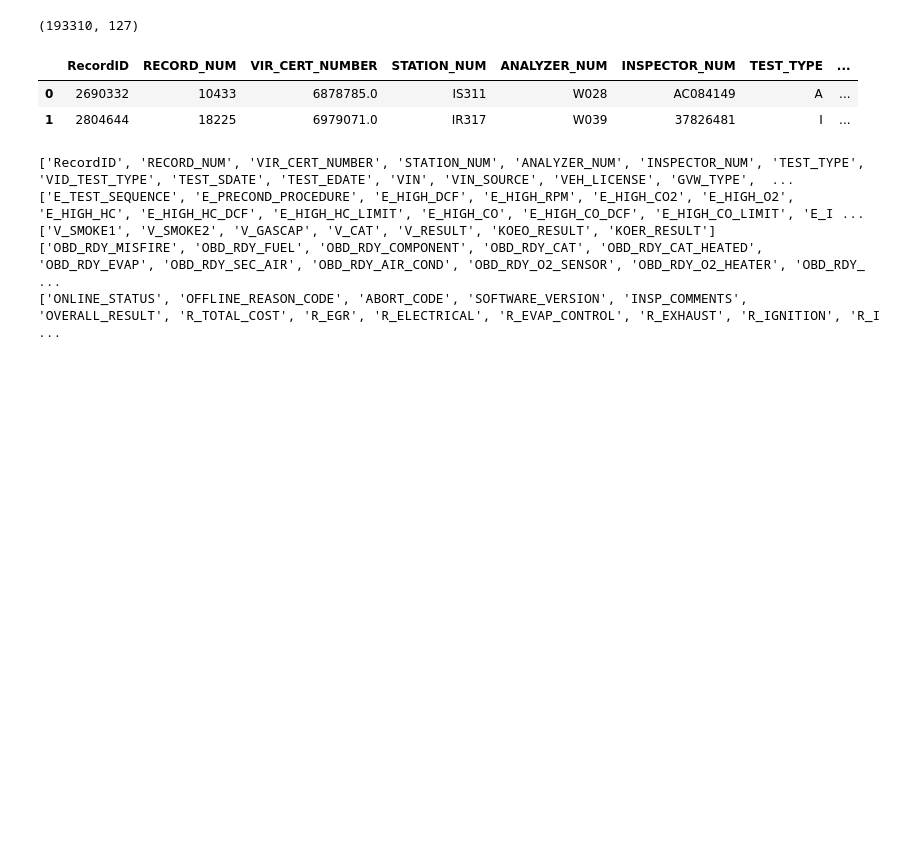
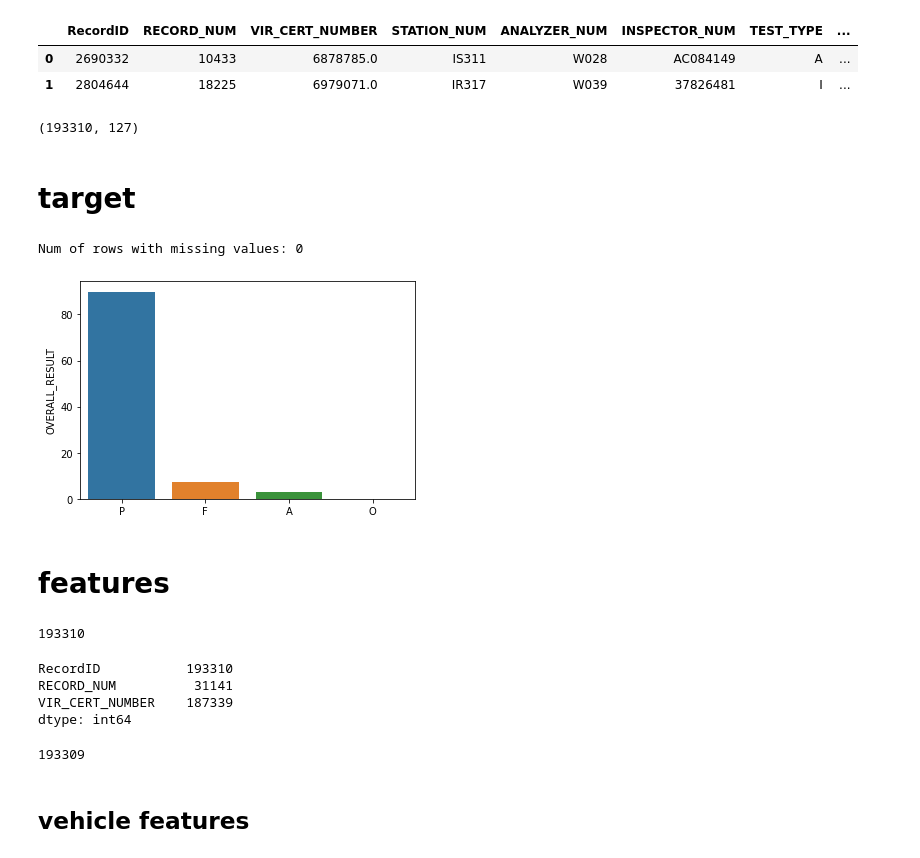
Before and after one commit to hanbo-e/wimlds_emissions, a Jupyter notebook: data_exploration_guli.ipynb, the cells around one changed output. Saved outputs shown, nothing was run; the diff lists cells and outputs as text; code cells hidden in the pictures; blank space fills up the shorter version.

```diff
--- a/data_exploration_guli.ipynb
+++ b/data_exploration_guli.ipynb
@@ -4,7 +16,3 @@ pd.set_option('display.max_columns', None)
 # %%
-df = pd.read_csv('data/sample201320.csv', low_memory=False)
+df_all = pd.read_csv('data/sample201320.csv', low_memory=False)
-# %%
-df.shape
-# %% [output]
-(193310, 127)
 # %%
@@ -13,16 +21,35 @@ df.head(2)
 |  | RecordID | RECORD_NUM | VIR_CERT_NUMBER | STATION_NUM | ANALYZER_NUM | INSPECTOR_NUM | TEST_TYPE | ... |
 | 0 | 2690332 | 10433 | 6878785.0 | IS311 | W028 | AC084149 | A | ... |
 | 1 | 2804644 | 18225 | 6979071.0 | IR317 | W039 | 37826481 | I | ... |
-# %%
-cols = list(df.columns)
-print(cols[:30])
-print(cols[30:69])
-print(cols[69:76])
-print(cols[76:95])
-print(cols[95:])
-# %% [output]
-['RecordID', 'RECORD_NUM', 'VIR_CERT_NUMBER', 'STATION_NUM', 'ANALYZER_NUM', 'INSPECTOR_NUM', 'TEST_TYPE', 'VID_TEST_TYPE', 'TEST_SDATE', 'TEST_EDATE', 'VIN', 'VIN_SOURCE', 'VEH_LICENSE', 'GVW_TYPE',  ...
-['E_TEST_SEQUENCE', 'E_PRECOND_PROCEDURE', 'E_HIGH_DCF', 'E_HIGH_RPM', 'E_HIGH_CO2', 'E_HIGH_O2', 'E_HIGH_HC', 'E_HIGH_HC_DCF', 'E_HIGH_HC_LIMIT', 'E_HIGH_CO', 'E_HIGH_CO_DCF', 'E_HIGH_CO_LIMIT', 'E_I ...
-['V_SMOKE1', 'V_SMOKE2', 'V_GASCAP', 'V_CAT', 'V_RESULT', 'KOEO_RESULT', 'KOER_RESULT']
-['OBD_RDY_MISFIRE', 'OBD_RDY_FUEL', 'OBD_RDY_COMPONENT', 'OBD_RDY_CAT', 'OBD_RDY_CAT_HEATED', 'OBD_RDY_EVAP', 'OBD_RDY_SEC_AIR', 'OBD_RDY_AIR_COND', 'OBD_RDY_O2_SENSOR', 'OBD_RDY_O2_HEATER', 'OBD_RDY_ ...
-['ONLINE_STATUS', 'OFFLINE_REASON_CODE', 'ABORT_CODE', 'SOFTWARE_VERSION', 'INSP_COMMENTS', 'OVERALL_RESULT', 'R_TOTAL_COST', 'R_EGR', 'R_ELECTRICAL', 'R_EVAP_CONTROL', 'R_EXHAUST', 'R_IGNITION', 'R_I ...
+# %%
+df_all.shape
+# %% [output]
+(193310, 127)
+# %% [markdown]
+# target
+# %%
+import seaborn as sns
+y = df_all['OVERALL_RESULT']
+print('Num of rows with missing values:', y.isnull().sum())
+tmp = y.value_counts()*100.0/y.shape[0]
+sns.barplot(x=tmp.index, y=tmp);
+# %% [output]
+Num of rows with missing values: 0
+[figure, added]
+# %% [markdown]
+# features
+# %%
+# first decide unique id column
+print(df_all.shape[0])
+df_all[['RecordID', 'RECORD_NUM', 'VIR_CERT_NUMBER']].nunique()
+# %% [output]
+193310
+RecordID           193310
+RECORD_NUM          31141
+VIR_CERT_NUMBER    187339
+dtype: int64
+# %%
+# check RecordID is in order
+print(max(df_all.index)-min(df_all.index))
+# %% [output]
+193309
@@ -28,0 +60,2 @@ print(cols[95:])
+# %% [markdown]
+## vehicle features
```
Also changed, not shown: parts of 62 cells of this notebook.
